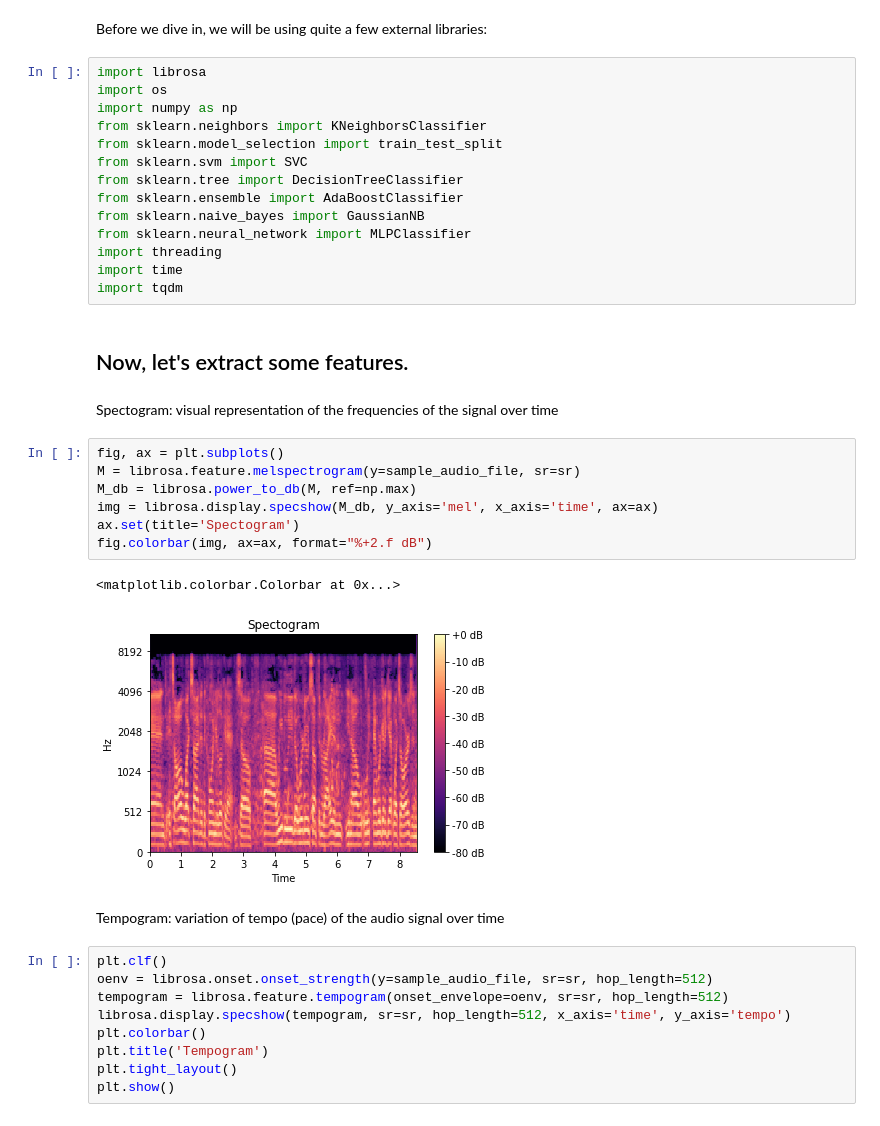
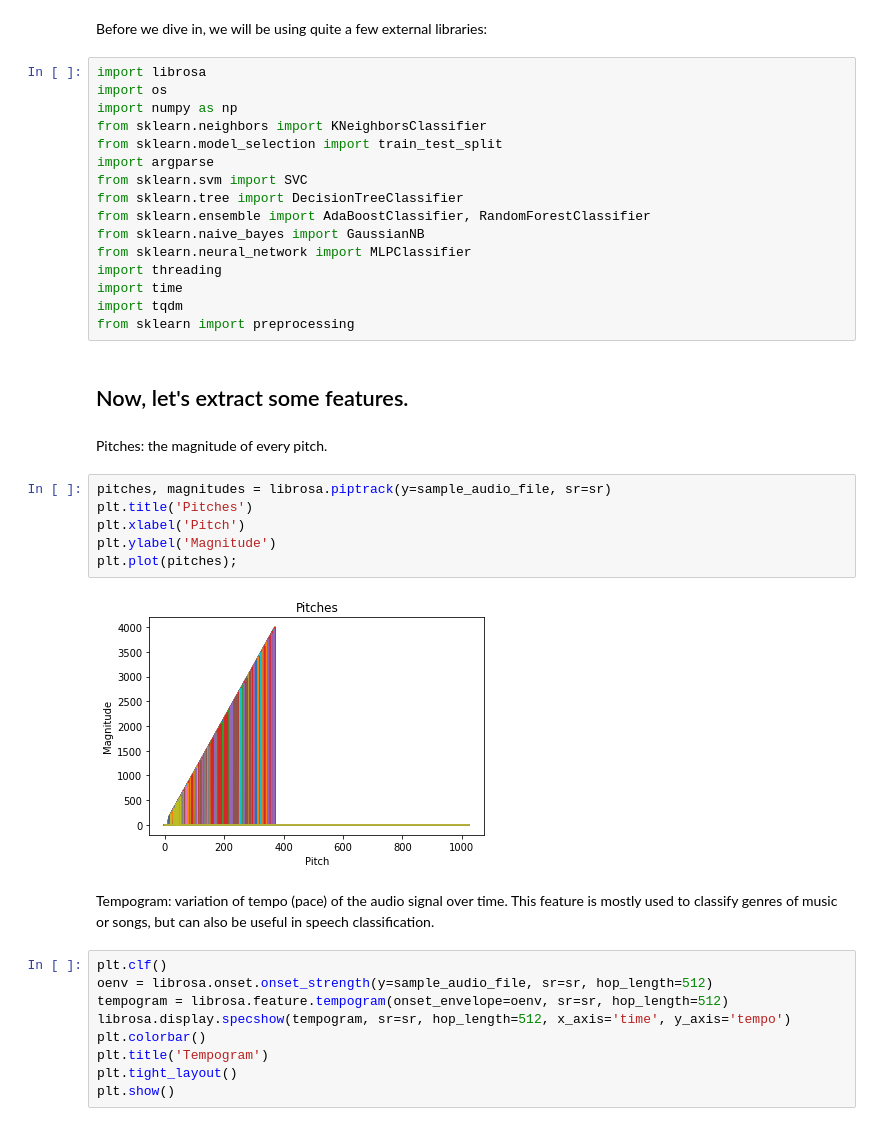
Before and after one commit to adargut/AudioWorkshop, a Jupyter notebook: voice_recognition/voice_recognition.ipynb, the cells around one changed output. Drawn from its saved outputs; the diff is of its cells as text.

```diff
--- a/voice_recognition/voice_recognition.ipynb
+++ b/voice_recognition/voice_recognition.ipynb
@@ -35,30 +38,31 @@ import os
 import numpy as np
 from sklearn.neighbors import KNeighborsClassifier
 from sklearn.model_selection import train_test_split
+import argparse
 from sklearn.svm import SVC
 from sklearn.tree import DecisionTreeClassifier
-from sklearn.ensemble import AdaBoostClassifier
+from sklearn.ensemble import AdaBoostClassifier, RandomForestClassifier
 from sklearn.naive_bayes import GaussianNB
 from sklearn.neural_network import MLPClassifier
 import threading
 import time
 import tqdm
+from sklearn import preprocessing
 # %% [markdown]
 ## Now, let's extract some features.
-# %% [markdown]
-Spectogram: visual representation of the frequencies of the signal over time
-# %%
-fig, ax = plt.subplots()
-M = librosa.feature.melspectrogram(y=sample_audio_file, sr=sr)
-M_db = librosa.power_to_db(M, ref=np.max)
-img = librosa.display.specshow(M_db, y_axis='mel', x_axis='time', ax=ax)
-ax.set(title='Spectogram')
-fig.colorbar(img, ax=ax, format="%+2.f dB")
-# %% [output]
-<matplotlib.colorbar.Colorbar at 0x...>
-[figure, removed]
+# %% [markdown]
+Pitches: the magnitude of every pitch.
+# %%
+pitches, magnitudes = librosa.piptrack(y=sample_audio_file, sr=sr)
+plt.title('Pitches')
+plt.xlabel('Pitch')
+plt.ylabel('Magnitude')
+plt.plot(pitches);
+# %% [output]
+[figure, added]
 # %% [markdown]
-Tempogram: variation of tempo (pace) of the audio signal over time
+Tempogram: variation of tempo (pace) of the audio signal over time.
+This feature is mostly used to classify genres of music or songs, but can also be useful in speech classification.
 # %%
 plt.clf()
 oenv = librosa.onset.onset_strength(y=sample_audio_file, sr=sr, hop_length=512)
```
Also changed, not shown: parts of 12 cells of this notebook, 3 other files.
